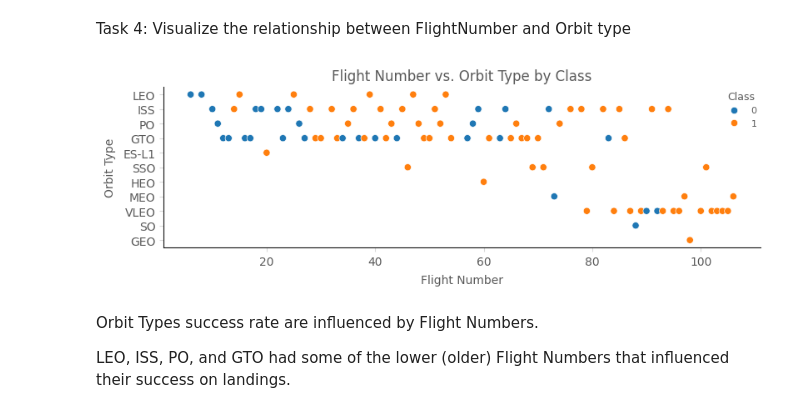
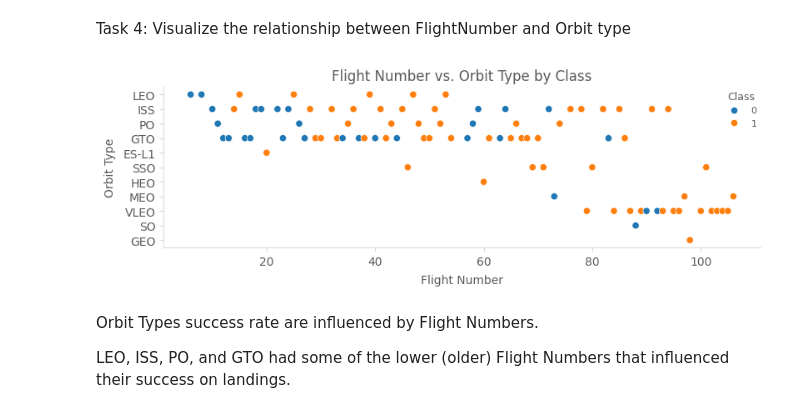
Before and after one commit to ewerthonk/ml-spacey, a Jupyter notebook: notebooks/5.0-eda_with_python.ipynb, the cells around one changed output. Drawn from its saved outputs; the diff is of its cells as text; code cells hidden in the pictures.

```diff
--- a/notebooks/5.0-eda_with_python.ipynb
+++ b/notebooks/5.0-eda_with_python.ipynb
@@ -125,23 +133,25 @@ Task 4: Visualize the relationship between FlightNumber and Orbit type
 # %%
 # Creating Figure
 fig, ax = plt.subplots()
 
 # Plotting
 sns.scatterplot(
     data=df,
     x="FlightNumber",
     y="Orbit",
     hue="Class",
     ax=ax
 )
 
 # Customizing
 ax.set_xlabel("Flight Number")
 ax.set_ylabel("Orbit Type")
+ax.spines["bottom"].set_color("#D9D9D9")
+ax.spines["left"].set_color("#D9D9D9")
 ax.set_title("Flight Number vs. Orbit Type by Class")
 plt.legend(loc="best", frameon=False, title="Class");
 # %% [output]
-[figure, old version]
+[figure, new version]
 # %% [markdown]
 Orbit Types success rate are influenced by Flight Numbers.
 
```
Also changed, not shown: parts of 5 cells of this notebook.
